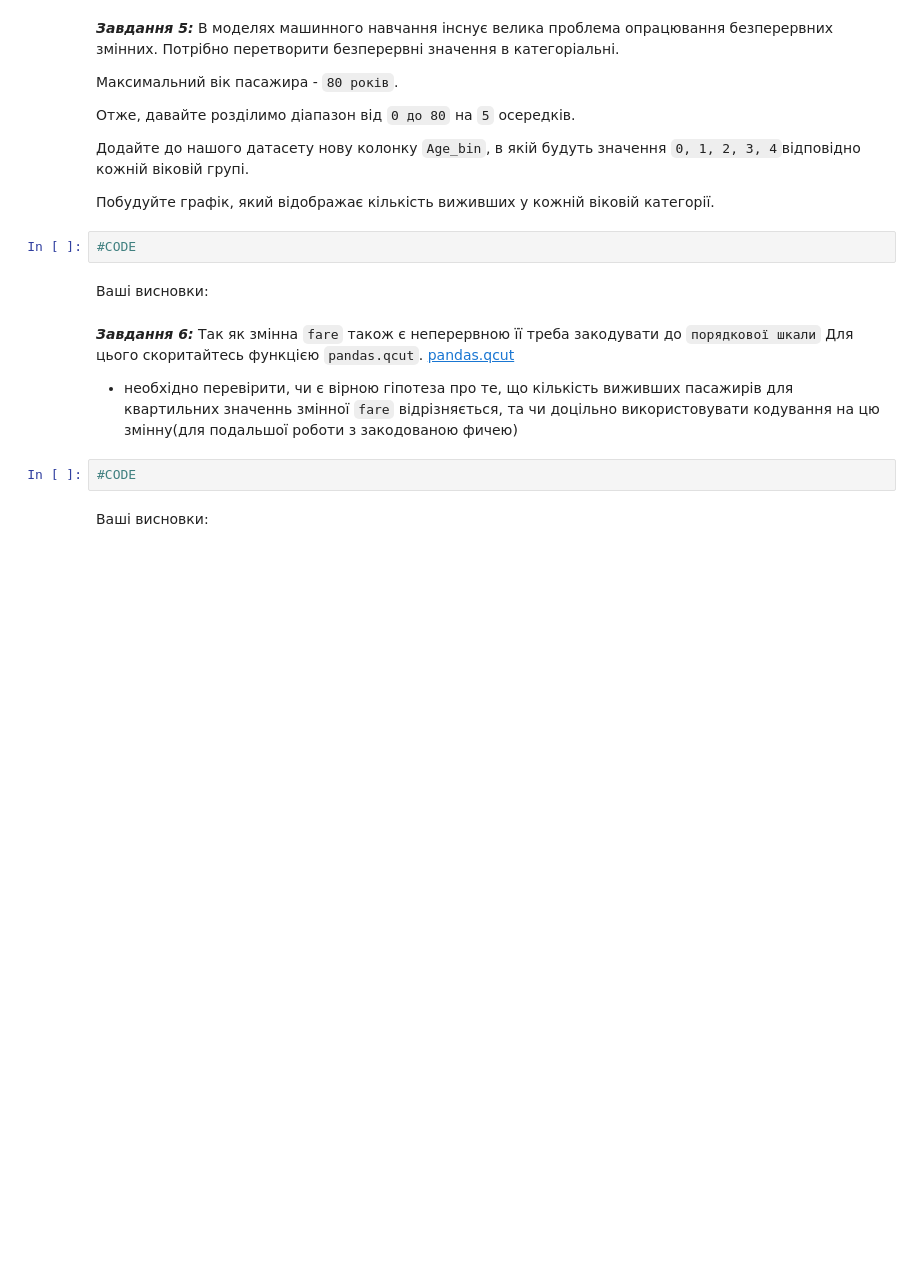
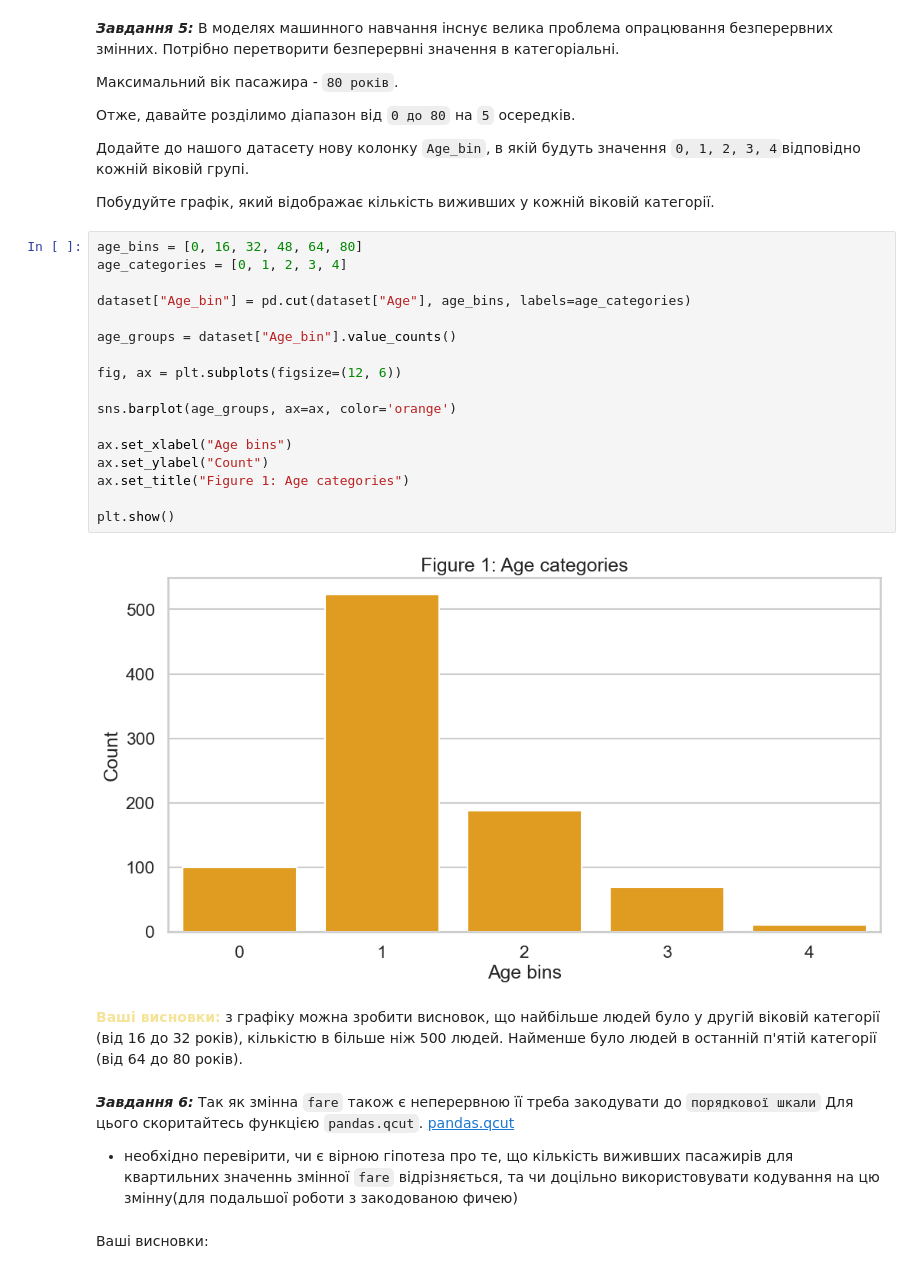
Before and after one commit to HumnytskaLiza/ai-labs, a Jupyter notebook: task3/Task3_basic_ai_liza_humnytska.ipynb, the cells around one changed output. Saved outputs shown, nothing was run; the diff lists cells and outputs as text; blank space fills up the shorter version.

````diff
--- a/task3/Task3_basic_ai_liza_humnytska.ipynb
+++ b/task3/Task3_basic_ai_liza_humnytska.ipynb
@@ -121,17 +174,32 @@ dtype: int64
 Додайте до нашого датасету нову колонку ```Age_bin```, в якій будуть значення ```0, 1, 2, 3, 4```відповідно кожній віковій групі.
 
 Побудуйте графік, який відображає кількість виживших у кожній віковій категорії.
-# %%
-#CODE
-# %% [markdown]
-Ваші висновки:
+# %%
+age_bins = [0, 16, 32, 48, 64, 80]
+age_categories = [0, 1, 2, 3, 4]
+
+dataset["Age_bin"] = pd.cut(dataset["Age"], age_bins, labels=age_categories)
+
+age_groups = dataset["Age_bin"].value_counts()
+
+fig, ax = plt.subplots(figsize=(12, 6))
+
+sns.barplot(age_groups, ax=ax, color='orange')
+
+ax.set_xlabel("Age bins")
+ax.set_ylabel("Count")
+ax.set_title("Figure 1: Age categories")
+
+plt.show()
+# %% [output]
+[figure, added]
+# %% [markdown]
+<font color='#F5E398'><b>Ваші висновки:</b></font> з графіку можна зробити висновок, що найбільше людей було у другій віковій категорії (від 16 до 32 років), кількістю в більше ніж 500 людей. Найменше було людей в останній п'ятій категорії (від 64 до 80 років).
 # %% [markdown]
 ***Завдання 6:*** Так як змінна ```fare``` також є неперервною її треба закодувати до ```порядкової шкали```
 Для цього скоритайтесь функцією ```pandas.qcut```.
 [pandas.qcut](https://pandas.pydata.org/pandas-docs/stable/reference/api/pandas.qcut.html)
 - необхідно перевірити, чи є вірною гіпотеза про те, що кількість виживших пасажирів для квартильних значеннь змінної ```fare``` відрізняється, та чи доцільно використовувати кодування на цю змінну(для подальшої роботи з закодованою фичею)
-# %%
-#CODE
 # %% [markdown]
 Ваші висновки:
 # %% [markdown]
````
Also changed, not shown: parts of 19 cells of this notebook.
